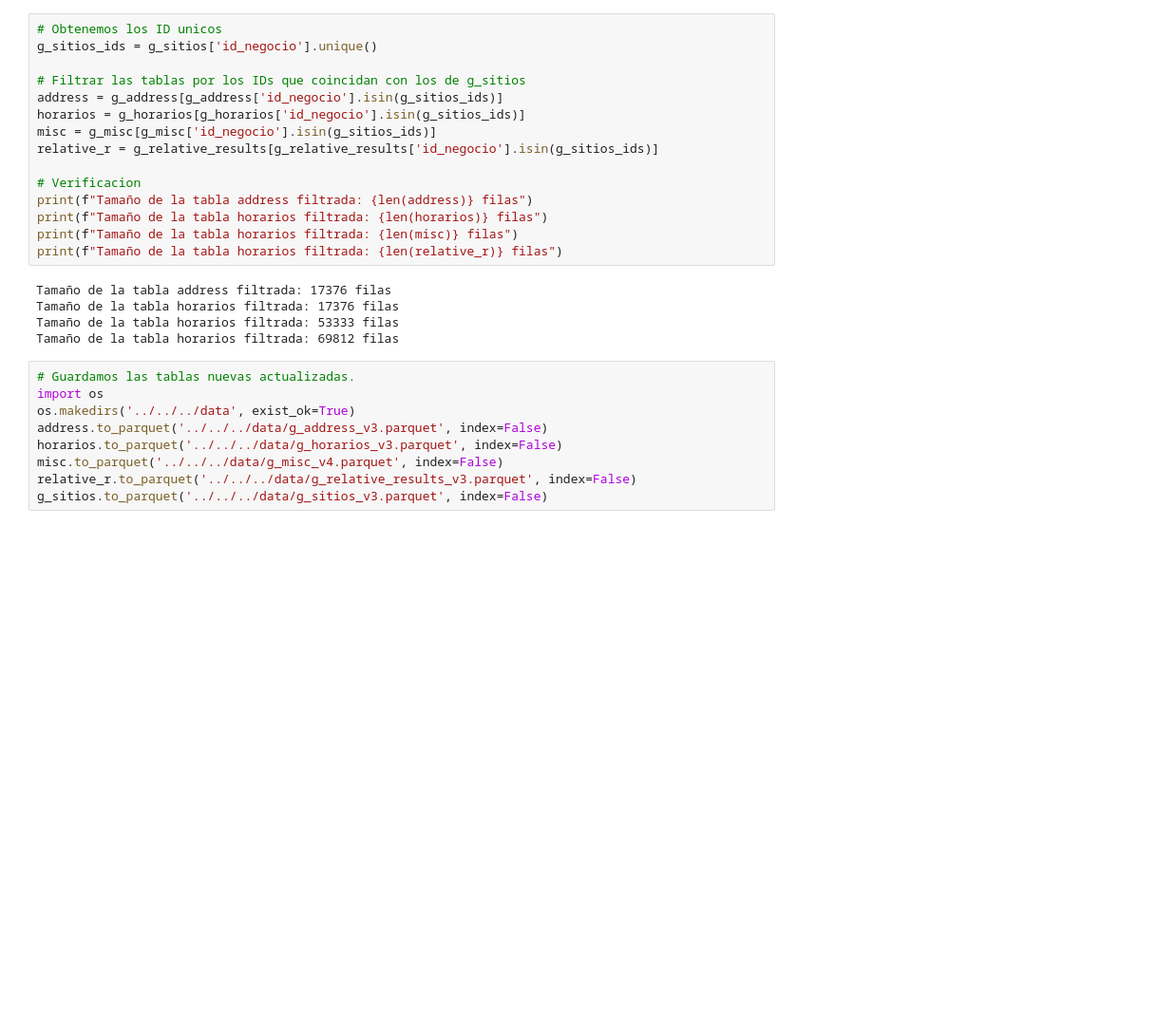
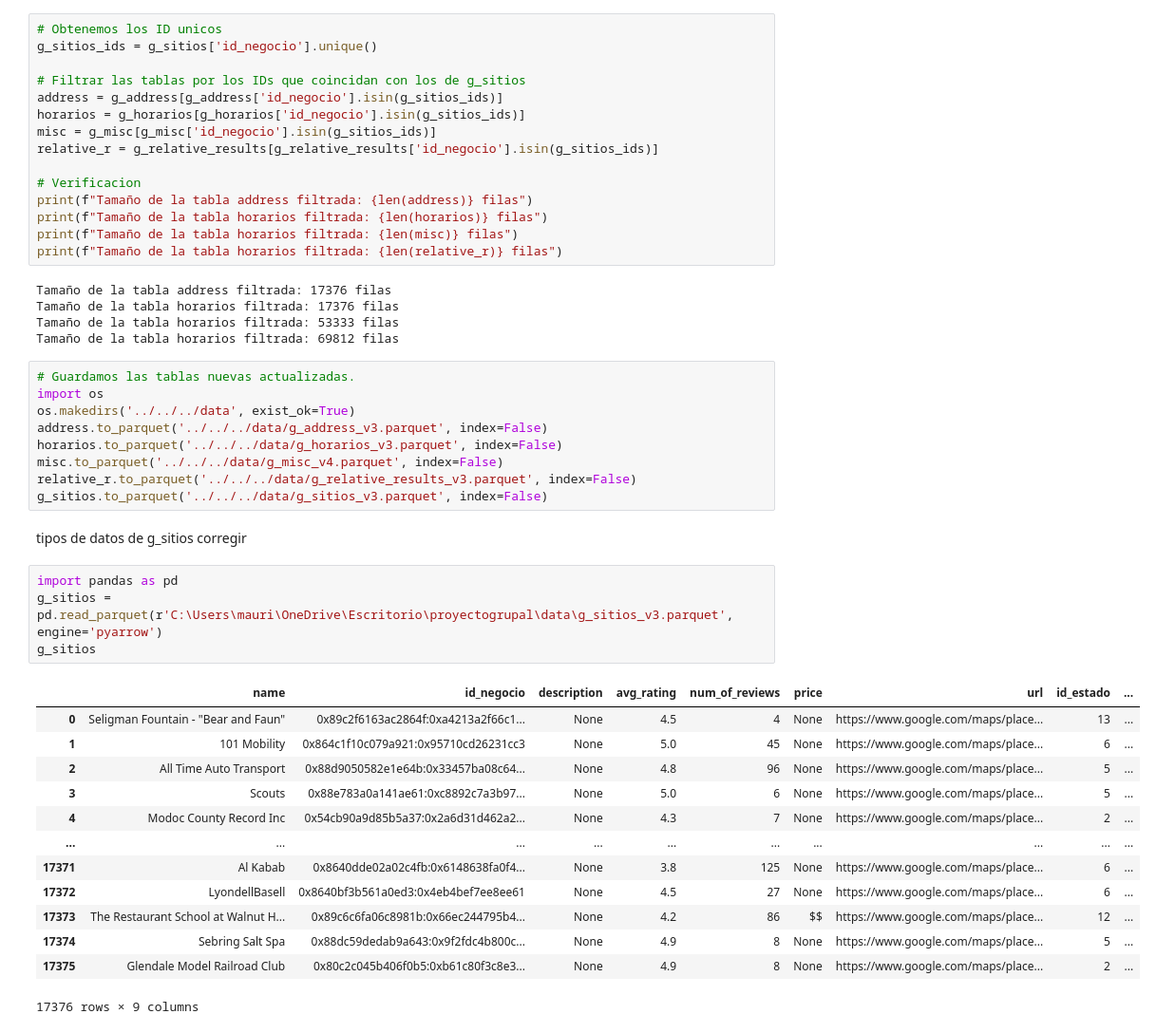
Before and after one commit to agustin-caceres/DataPulse_Gmaps_Yelp, a Jupyter notebook: notebooks/ETL/Google/7.g_alcance.ipynb, the cells around one changed output. Shown at 95% size. Saved outputs shown, nothing was run; the diff lists cells and outputs as text; blank space fills up the shorter version.

```diff
--- a/notebooks/ETL/Google/7.g_alcance.ipynb
+++ b/notebooks/ETL/Google/7.g_alcance.ipynb
@@ -207,3 +207,23 @@ horarios.to_parquet('../../../data/g_horarios_v3.parquet', index=False)
 misc.to_parquet('../../../data/g_misc_v4.parquet', index=False)
 relative_r.to_parquet('../../../data/g_relative_results_v3.parquet', index=False)
 g_sitios.to_parquet('../../../data/g_sitios_v3.parquet', index=False)
+# %% [markdown]
+tipos de datos de g_sitios corregir
+# %%
+import pandas as pd
+g_sitios = pd.read_parquet(r'C:\Users\mauri\OneDrive\Escritorio\proyectogrupal\data\g_sitios_v3.parquet', engine='pyarrow')
+g_sitios
+# %% [output]
+|  | name | id_negocio | description | avg_rating | num_of_reviews | price | url | id_estado | ... |
+| 0 | Seligman Fountain - "Bear and Faun" | 0x89c2f6163ac2864f:0xa4213a2f66c1... | None | 4.5 | 4 | None | https://www.google.com/maps/place... | 13 | ... |
+| 1 | 101 Mobility | 0x864c1f10c079a921:0x95710cd26231cc3 | None | 5.0 | 45 | None | https://www.google.com/maps/place... | 6 | ... |
+| 2 | All Time Auto Transport | 0x88d9050582e1e64b:0x33457ba08c64... | None | 4.8 | 96 | None | https://www.google.com/maps/place... | 5 | ... |
+| 3 | Scouts | 0x88e783a0a141ae61:0xc8892c7a3b97... | None | 5.0 | 6 | None | https://www.google.com/maps/place... | 5 | ... |
+| 4 | Modoc County Record Inc | 0x54cb90a9d85b5a37:0x2a6d31d462a2... | None | 4.3 | 7 | None | https://www.google.com/maps/place... | 2 | ... |
+| ... | ... | ... | ... | ... | ... | ... | ... | ... | ... |
+| 17371 | Al Kabab | 0x8640dde02a02c4fb:0x6148638fa0f4... | None | 3.8 | 125 | None | https://www.google.com/maps/place... | 6 | ... |
+| 17372 | LyondellBasell | 0x8640bf3b561a0ed3:0x4eb4bef7ee8ee61 | None | 4.5 | 27 | None | https://www.google.com/maps/place... | 6 | ... |
+| 17373 | The Restaurant School at Walnut H... | 0x89c6c6fa06c8981b:0x66ec244795b4... | None | 4.2 | 86 | $$ | https://www.google.com/maps/place... | 12 | ... |
+| 17374 | Sebring Salt Spa | 0x88dc59dedab9a643:0x9f2fdc4b800c... | None | 4.9 | 8 | None | https://www.google.com/maps/place... | 5 | ... |
+| 17375 | Glendale Model Railroad Club | 0x80c2c045b406f0b5:0xb61c80f3c8e3... | None | 4.9 | 8 | None | https://www.google.com/maps/place... | 2 | ... |
+17376 rows × 9 columns
```
Also changed, not shown: parts of 4 cells of this notebook, 7 other files.
